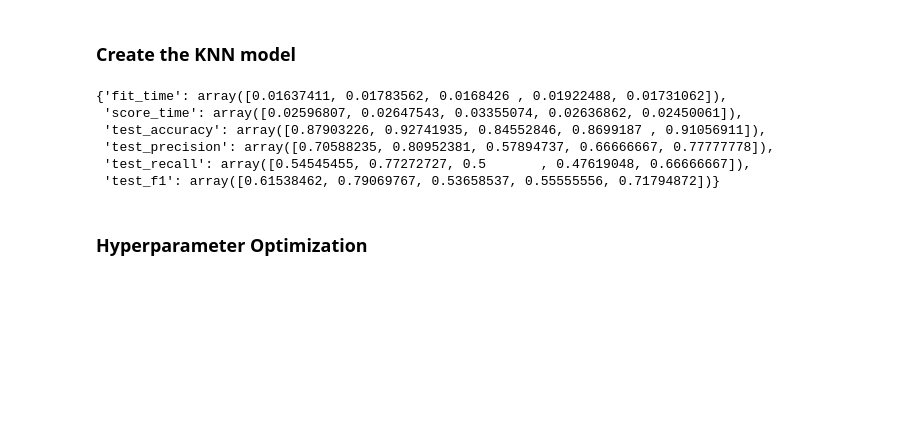
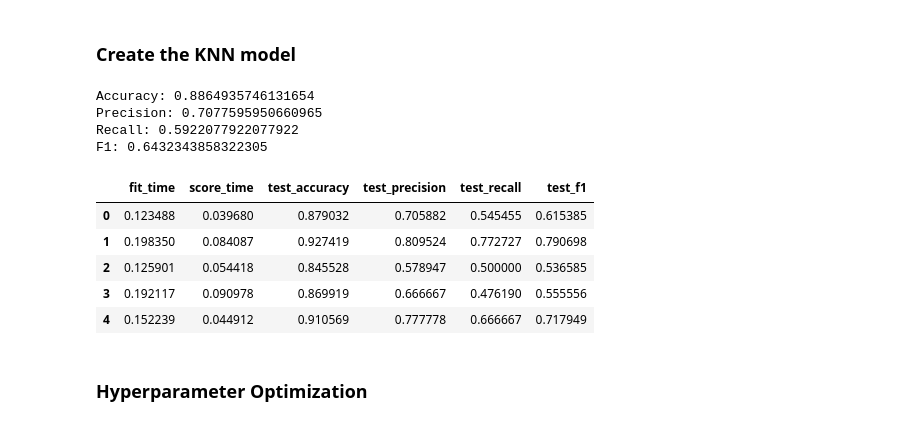
Before and after one commit to greatbabyred/CS4320-Project, a Jupyter notebook: KNN.ipynb, the cells around one changed output. Drawn from its saved outputs; the diff is of its cells as text; code cells hidden in the pictures; blank space fills up the shorter version.

```diff
--- a/KNN.ipynb
+++ b/KNN.ipynb
@@ -77,20 +77,30 @@ pd.DataFrame(reduced_data).head()
 # %%
 from sklearn.neighbors import KNeighborsClassifier
 from sklearn.model_selection import (
     GridSearchCV,
     cross_validate
 )
 
 pipeline = make_pipeline(preprocessor, reducer, KNeighborsClassifier())
 pipeline.fit(data, target)
-cross_validate(pipeline, data, target, scoring=['accuracy', 'precision', 'recall', 'f1'])
+cv_scores = cross_validate(pipeline, data, target, scoring=['accuracy', 'precision', 'recall', 'f1'])
+
+print(f'Accuracy: {cv_scores["test_accuracy"].mean()}')
+print(f'Precision: {cv_scores["test_precision"].mean()}')
+print(f'Recall: {cv_scores["test_recall"].mean()}')
+print(f'F1: {cv_scores["test_f1"].mean()}')
+display(pd.DataFrame(cv_scores))
 # %% [output]
-{'fit_time': array([0.01637411, 0.01783562, 0.0168426 , 0.01922488, 0.01731062]),
- 'score_time': array([0.02596807, 0.02647543, 0.03355074, 0.02636862, 0.02450061]),
- 'test_accuracy': array([0.87903226, 0.92741935, 0.84552846, 0.8699187 , 0.91056911]),
- 'test_precision': array([0.70588235, 0.80952381, 0.57894737, 0.66666667, 0.77777778]),
- 'test_recall': array([0.54545455, 0.77272727, 0.5       , 0.47619048, 0.66666667]),
- 'test_f1': array([0.61538462, 0.79069767, 0.53658537, 0.55555556, 0.71794872])}
+Accuracy: 0.8864935746131654
+Precision: 0.7077595950660965
+Recall: 0.5922077922077922
+F1: 0.6432343858322305
+|  | fit_time | score_time | test_accuracy | test_precision | test_recall | test_f1 |
+| 0 | 0.123488 | 0.039680 | 0.879032 | 0.705882 | 0.545455 | 0.615385 |
+| 1 | 0.198350 | 0.084087 | 0.927419 | 0.809524 | 0.772727 | 0.790698 |
+| 2 | 0.125901 | 0.054418 | 0.845528 | 0.578947 | 0.500000 | 0.536585 |
+| 3 | 0.192117 | 0.090978 | 0.869919 | 0.666667 | 0.476190 | 0.555556 |
+| 4 | 0.152239 | 0.044912 | 0.910569 | 0.777778 | 0.666667 | 0.717949 |
 # %% [markdown]
 ### Hyperparameter Optimization
 # %%
```
Also changed, not shown: parts of 1 cell of this notebook.
